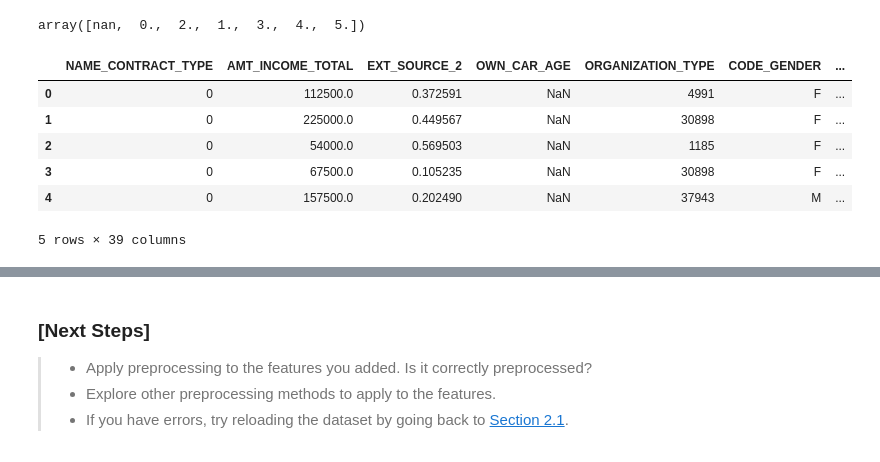
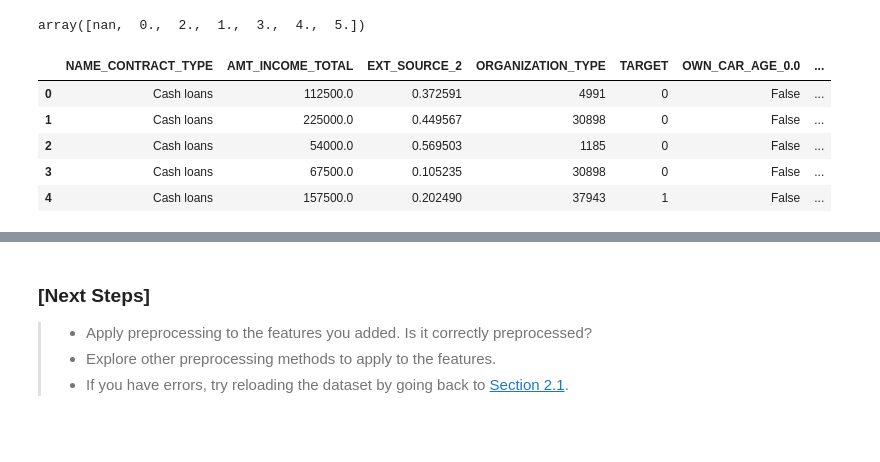
Before and after one commit to ChaiWork/CompetitionOMNICAMPUS, a Jupyter notebook: PandaChai.ipynb, the cells around one changed output, grey strips where cells are left out. Drawn from its saved outputs; the diff is of its cells as text; code cells hidden in the pictures.

```diff
--- a/tutorial.ipynb
+++ b/PandaChai.ipynb
@@ -546,9 +361,9 @@ Here, we will conduct the preprocessing and create new features based on what we
 ### NAME_CONTRACT_TYPE column
 Convert `NAME_CONTRACT_TYPE` to a numeric type. In this case, “Cash loans” is converted to 0 and “Revolving loans” to 1. This method of simply replacing an integer is called **Label Encoding**.
 # %%
-# Numerization of NAME_CONTRACT_TYPE (Label Encoding)
-train['NAME_CONTRACT_TYPE'] = train['NAME_CONTRACT_TYPE'].replace({'Cash loans': 0, 'Revolving loans': 1}).astype(int)
-test['NAME_CONTRACT_TYPE'] = test['NAME_CONTRACT_TYPE'].replace({'Cash loans': 0, 'Revolving loans': 1}).astype(int)
+# Numerization of NAME_CONTRACT_TYPE（Label Encoding）
+train["NAME_CONTRACT_TYPE"].replace({'Cash loans': 0, 'Revolving loans': 1}, inplace=True)
+test["NAME_CONTRACT_TYPE"].replace({'Cash loans': 0, 'Revolving loans': 1}, inplace=True)
 
 train.head(5)
 # %% [output]
@@ -592,0 +399,6 @@ EXT_SOURCE_2 missing in test:  130 / 61500
+# %%
+# Complete missing values of EXT_SOURCE_2 with the average
+train["EXT_SOURCE_2"].fillna(train["EXT_SOURCE_2"].mean(), inplace=True)
+test["EXT_SOURCE_2"].fillna(train["EXT_SOURCE_2"].mean(), inplace=True) # Use average of train data to fill test data
+
+train.isnull().sum()
@@ -600,31 +420,31 @@ test.loc[test["OWN_CAR_AGE"] >= 60, "OWN_CAR_AGE"] = np.nan
 # %% [markdown]
 Next, we consider the handling of missing values. The original `OWN_CAR_AGE` had 112992 missing values out of 171202 data. With such a large number of missing values, it is difficult and impractical to properly fill the missing values with some value. Therefore, we will group `OWN_CAR_AGE` by decade (e.g. Group 1: 0-9 years, Group 2: 10-19 years, etc.), then apply **One Hot Encoding**.
 # %%
-# Divide OWN_CAR_AGE into groups (preserve original OWN_CAR_AGE for ratio features)
-train["OWN_CAR_AGE_GROUP"] = train["OWN_CAR_AGE"] // 10
-test["OWN_CAR_AGE_GROUP"] = test["OWN_CAR_AGE"] // 10
-train["OWN_CAR_AGE_GROUP"].unique()
+# Divide OWN_CAR_AGE into groups
+train["OWN_CAR_AGE"] = train["OWN_CAR_AGE"] // 10
+test["OWN_CAR_AGE"] = test["OWN_CAR_AGE"] // 10
+
+train["OWN_CAR_AGE"].unique()
 # %% [output]
 array([nan,  0.,  2.,  1.,  3.,  4.,  5.])
 # %%
-# Apply One Hot Encoding to OWN_CAR_AGE_GROUP
-train_car_age_ohe = pd.get_dummies(train["OWN_CAR_AGE_GROUP"]).add_prefix("OWN_CAR_AGE_")
-test_car_age_ohe = pd.get_dummies(test["OWN_CAR_AGE_GROUP"]).add_prefix("OWN_CAR_AGE_")
+# Apply One Hot Encoding to OWN_CAR_AGE
+train_car_age_ohe = pd.get_dummies(train["OWN_CAR_AGE"]).add_prefix("OWN_CAR_AGE_")
+test_car_age_ohe = pd.get_dummies(test["OWN_CAR_AGE"]).add_prefix("OWN_CAR_AGE_")
 
 # Add the one hot encoded columns to train/test
 train = pd.concat([train, train_car_age_ohe], axis=1)
 test = pd.concat([test, test_car_age_ohe], axis=1)
 
-# Drop temporary group column, retaining continuous OWN_CAR_AGE for competitive ratio features
-train.drop('OWN_CAR_AGE_GROUP', axis=1, inplace=True, errors='ignore')
-test.drop('OWN_CAR_AGE_GROUP', axis=1, inplace=True, errors='ignore')
+# Remove original OWN_CAR_AGE
+train.drop('OWN_CAR_AGE', axis=1, inplace=True)
+test.drop('OWN_CAR_AGE', axis=1, inplace=True)
 
 train.head(5)
 # %% [output]
-|  | NAME_CONTRACT_TYPE | AMT_INCOME_TOTAL | EXT_SOURCE_2 | OWN_CAR_AGE | ORGANIZATION_TYPE | CODE_GENDER | ... |
-| 0 | 0 | 112500.0 | 0.372591 | NaN | 4991 | F | ... |
-| 1 | 0 | 225000.0 | 0.449567 | NaN | 30898 | F | ... |
-| 2 | 0 | 54000.0 | 0.569503 | NaN | 1185 | F | ... |
-| 3 | 0 | 67500.0 | 0.105235 | NaN | 30898 | F | ... |
-| 4 | 0 | 157500.0 | 0.202490 | NaN | 37943 | M | ... |
+|  | NAME_CONTRACT_TYPE | AMT_INCOME_TOTAL | EXT_SOURCE_2 | ORGANIZATION_TYPE | TARGET | OWN_CAR_AGE_0.0 | ... |
+| 0 | Cash loans | 112500.0 | 0.372591 | 4991 | 0 | False | ... |
+| 1 | Cash loans | 225000.0 | 0.449567 | 30898 | 0 | False | ... |
+| 2 | Cash loans | 54000.0 | 0.569503 | 1185 | 0 | False | ... |
+| 3 | Cash loans | 67500.0 | 0.105235 | 30898 | 0 | False | ... |
+| 4 | Cash loans | 157500.0 | 0.202490 | 37943 | 1 | False | ... |
-5 rows × 39 columns
```
Also changed, not shown: parts of 67 cells of this notebook, 13 other files.
